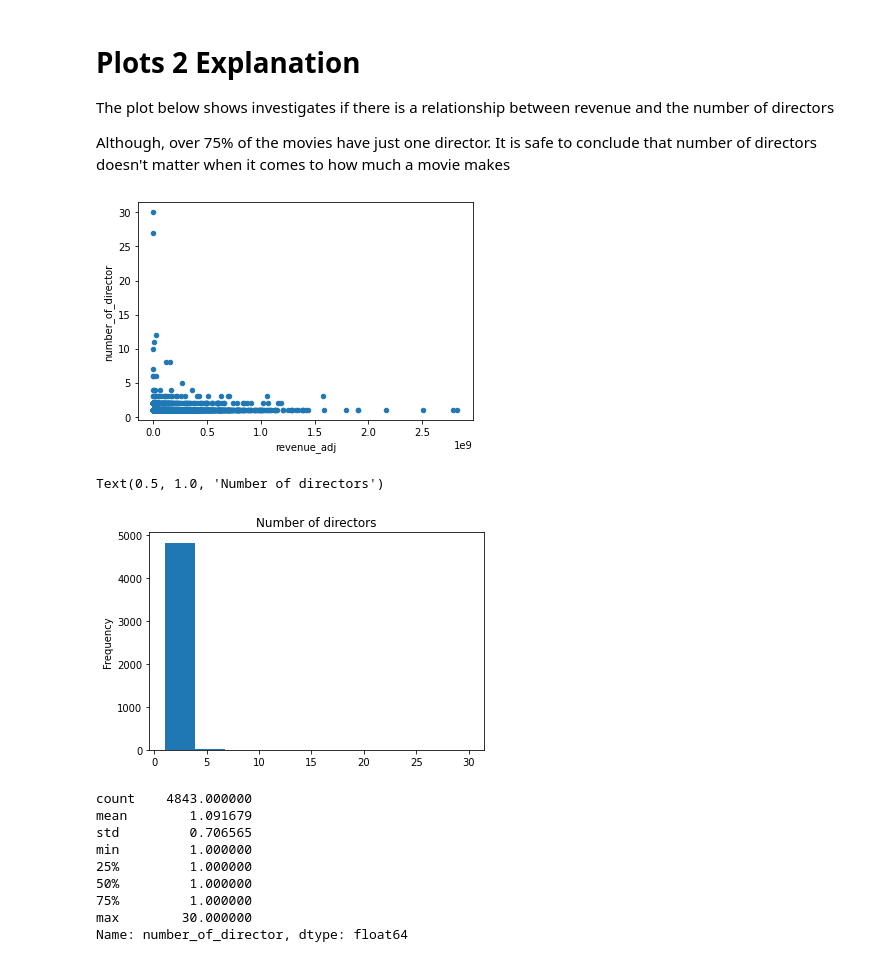
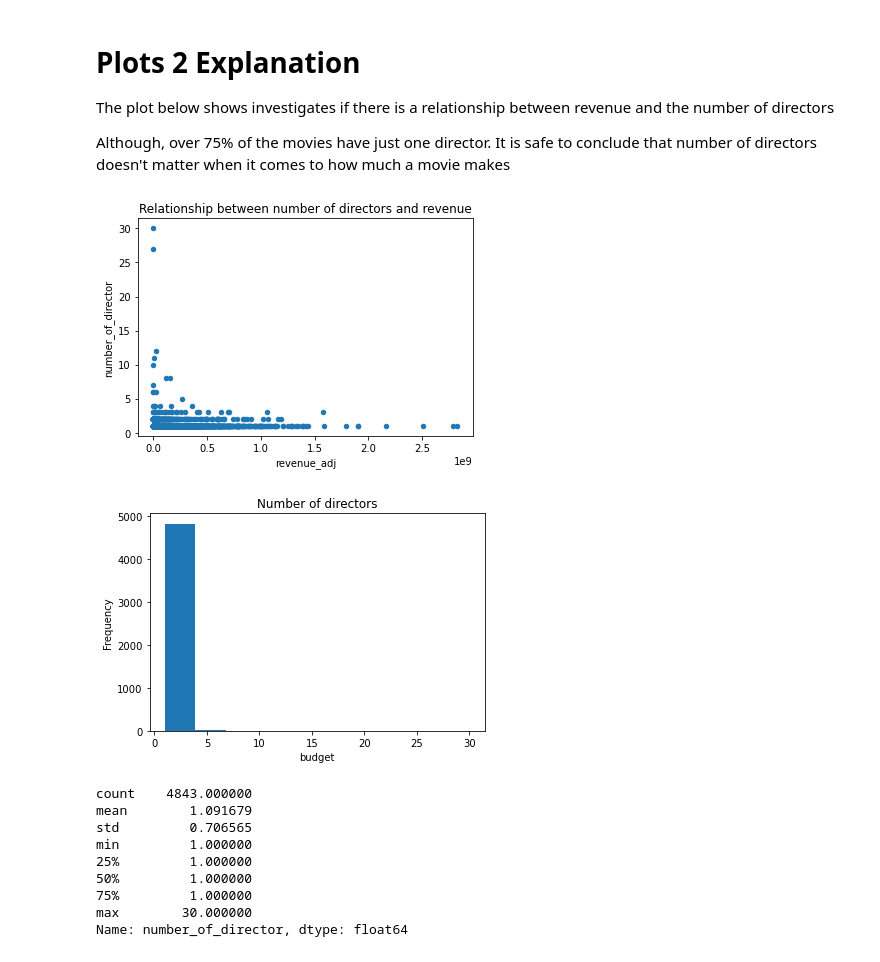
Before and after one commit to cerlliey/investigate-a-dataset, a Jupyter notebook: investigate-a-dataset-template.ipynb, the cells around one changed output. Cells and saved outputs as stored; diff of their text form; code cells hidden in the pictures.

```diff
--- a/investigate-a-dataset-template.ipynb
+++ b/investigate-a-dataset-template.ipynb
@@ -474,15 +482,16 @@ Although, over 75% of the movies have just one director. It is safe to conclude
 # %%
 #checking if the number of directors influences the the revenue of the movie
 
-df_1.plot(x="revenue_adj", y="number_of_director", kind="scatter");
+df_1.plot(x="revenue_adj", y="number_of_director", kind="scatter")
+plt.title('Relationship between number of directors and revenue');
 # %% [output]
-[figure, old version]
+[figure, new version]
 # %%
-df_1['number_of_director'].plot(kind='hist');
-plt.title('Number of directors')
+df_1['number_of_director'].plot(kind='hist')
+plt.xlabel('budget')
+plt.title('Number of directors');
 # %% [output]
-Text(0.5, 1.0, 'Number of directors')
-[figure, old version]
+[figure, new version]
 # %%
 df_1['number_of_director'].describe()
 # %% [output]
```
Also changed, not shown: parts of 31 cells of this notebook, 1 other file.
